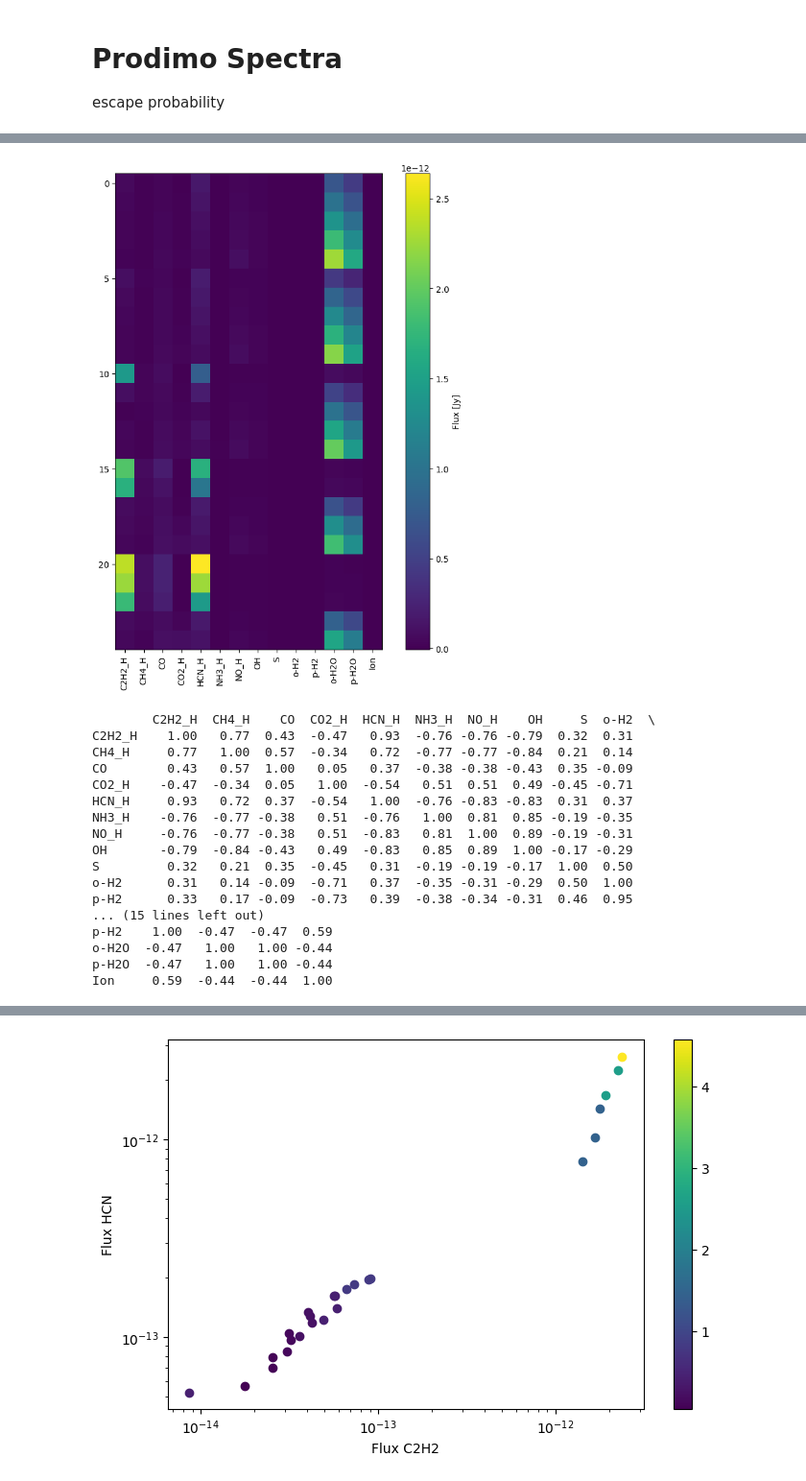
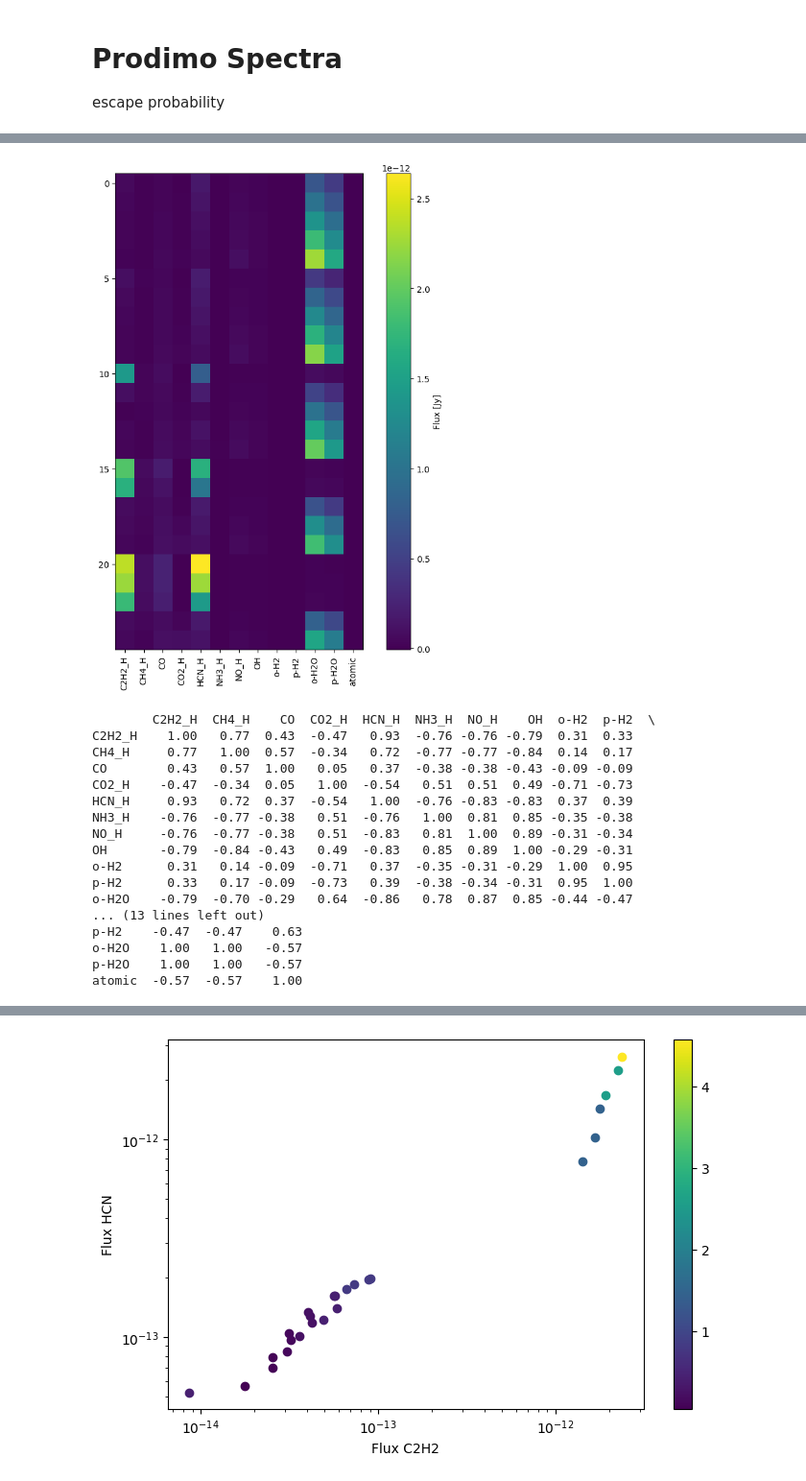
Before and after one commit to nielsklerk/BRP, a Jupyter notebook: DataAnalysis.ipynb, the cells around one changed output, grey strips where cells are left out. Shown: that part at 96% size. Cells and saved outputs as stored; diff of their text form; code cells hidden in the pictures.

```diff
--- a/DataAnalysis.ipynb
+++ b/DataAnalysis.ipynb
@@ -27,9 +27,9 @@ def plot_prodimo_specie(df, specie, xrange=[5, 28], num_xticks=5, yrange=[0, 0.0
     axes = gs.subplots(sharex='col', sharey='row').flatten()
     for i, row in df.iterrows():
         n_row, n_col = divmod(i, 5)
-        axes[i].plot(row['Prodimo Wavelength'], row[specie], label=row['Model Name'])
+        axes[i].plot(row['Prodimo Wavelength'], row[f'ProDiMo {specie}'], label=row['Model Name'])
         axes[i].text(xrange[0] + (xrange[1] - xrange[0]) * 0.05, yrange[0] + (yrange[1] - yrange[0]) * 0.8,
-                     f"C={row['C Value']} O={row['O Value']} CO={row['CO Value']} \nFlux={total_flux(row['Prodimo Wavelength'], row[specie]):.1e}",
+                     f"C={row['C Value']} O={row['O Value']} CO={row['CO Value']} \nFlux={total_flux(row['Prodimo Wavelength'], row[f'ProDiMo {specie}']):.1e}",
                      fontsize=10, color='red',
                      weight='bold')
         axes[i].set_xlim(xrange)
@@ -80,7 +80,7 @@ def plot_FLiTs_spec(df, xrange=[5, 28], num_xticks=5, yrange=[0, 0.12], num_ytic
 
 
 def plot_prodimo_spec(df, model,
-                      species=['C2H2_H', 'CH4_H', 'CO', 'CO2_H', 'HCN_H', 'NH3_H', 'NO_H', 'OH', 'S', 'o-H2', 'o-H2O',
+                      species=['C2H2_H', 'CH4_H', 'CO', 'CO2_H', 'HCN_H', 'NH3_H', 'NO_H', 'OH', 'o-H2', 'o-H2O',
                                'p-H2', 'p-H2O',
                                'Ion'], xrange=[5, 28], yrange=[0, 0.04], plotFLiTs=False):
     """
@@ -91,9 +91,9 @@ def plot_prodimo_spec(df, model,
     fig, ax = plt.subplots(figsize=(14, 5))
     for index, specie in enumerate(species):
         if total_spec is None:
-            total_spec = df.loc[df['Model Name'] == model, specie].values[0].copy()
+            total_spec = df.loc[df['Model Name'] == model, f'ProDiMo {specie}'].values[0].copy()
         else:
-            total_spec += df.loc[df['Model Name'] == model, specie].values[0].copy()
+            total_spec += df.loc[df['Model Name'] == model, f'ProDiMo {specie}'].values[0].copy()
         ax.fill_between(df['Prodimo Wavelength'][0], 0, total_spec, label=specie, zorder=len(species) - index,
                         color=cmap(index / len(species)))
     if plotFLiTs:
@@ -148,9 +163,9 @@ plot_FLiTs_spec(df, yrange=[-0.001, 0.001], savename='FLiTs_spectra.jpg')
 escape probability
 # %%
 plt.close('all')
-species = ['C2H2_H', 'CH4_H', 'CO', 'CO2_H', 'HCN_H', 'NH3_H', 'NO_H', 'OH', 'S', 'o-H2', 'o-H2O', 'p-H2', 'p-H2O',
-           'Ion']
-species = ['HCN_H', 'NH3_H', 'NO_H']
+species = ['C2H2_H', 'CH4_H', 'CO', 'CO2_H', 'HCN_H', 'NH3_H', 'NO_H', 'OH', 'o-H2', 'o-H2O', 'p-H2', 'p-H2O',
+           'atomic']
+species = ['NH3_H']
 for specie in species:
-    plot_prodimo_specie(df, specie,xrange=[5,8], yrange=[0, 0.02])
+    plot_prodimo_specie(df, specie,xrange=[10, 11], yrange=[-0.01, 0.02])
 # %% [output]
@@ -188,43 +201,43 @@ for specie in species:
 #     plt.show()
 # %%
 plt.close('all')
-species = ['C2H2_H', 'CH4_H', 'CO', 'CO2_H', 'HCN_H', 'NH3_H', 'NO_H', 'OH', 'S', 'o-H2', 'p-H2', 'o-H2O', 'p-H2O',
-           'Ion']
+species = ['C2H2_H', 'CH4_H', 'CO', 'CO2_H', 'HCN_H', 'NH3_H', 'NO_H', 'OH', 'o-H2', 'p-H2', 'o-H2O', 'p-H2O',
+           'atomic']
 data = []
 for i, row in df.iterrows():
     fluxes = []
     for specie in species:
-        fluxes.append(total_flux(row['Prodimo Wavelength'], row[specie]))
+        fluxes.append(total_flux(row['Prodimo Wavelength'], row[f'ProDiMo {specie}']))
     data.append(fluxes)
 df_prodimo_flux = pd.DataFrame(data, columns=species)
 plt.figure(figsize=(10, 10))
 plt.imshow(df_prodimo_flux, cmap='viridis')
 plt.xticks(ticks=np.arange(len(species)), labels=species, rotation=90)
 plt.colorbar(label='Flux [Jy]')
 plt.show()
 print(df_prodimo_flux.corr(method='kendall').round(2))
 plt.imshow(abs(df_prodimo_flux.corr(method='kendall')), cmap=plt.get_cmap("viridis")) # method='kendall'
 plt.xticks(ticks=np.arange(len(species)), labels=species, rotation=90)
 plt.yticks(ticks=np.arange(len(species)), labels=species)
 plt.colorbar(label='Absolute Correlation')
 plt.show()
 # df_prodimo_flux.corr().to_csv('Prodimo_flux_correlation.csv', float_format="%.2f")
 # %% [output]
-[figure, old version]
+[figure, new version]
-        C2H2_H  CH4_H    CO  CO2_H  HCN_H  NH3_H  NO_H    OH     S  o-H2  \
-C2H2_H    1.00   0.77  0.43  -0.47   0.93  -0.76 -0.76 -0.79  0.32  0.31
-CH4_H     0.77   1.00  0.57  -0.34   0.72  -0.77 -0.77 -0.84  0.21  0.14
-CO        0.43   0.57  1.00   0.05   0.37  -0.38 -0.38 -0.43  0.35 -0.09
-CO2_H    -0.47  -0.34  0.05   1.00  -0.54   0.51  0.51  0.49 -0.45 -0.71
-HCN_H     0.93   0.72  0.37  -0.54   1.00  -0.76 -0.83 -0.83  0.31  0.37
-NH3_H    -0.76  -0.77 -0.38   0.51  -0.76   1.00  0.81  0.85 -0.19 -0.35
-NO_H     -0.76  -0.77 -0.38   0.51  -0.83   0.81  1.00  0.89 -0.19 -0.31
-OH       -0.79  -0.84 -0.43   0.49  -0.83   0.85  0.89  1.00 -0.17 -0.29
-S         0.32   0.21  0.35  -0.45   0.31  -0.19 -0.19 -0.17  1.00  0.50
-o-H2      0.31   0.14 -0.09  -0.71   0.37  -0.35 -0.31 -0.29  0.50  1.00
-p-H2      0.33   0.17 -0.09  -0.73   0.39  -0.38 -0.34 -0.31  0.46  0.95
-... (15 lines left out)
-p-H2    1.00  -0.47  -0.47  0.59
-o-H2O  -0.47   1.00   1.00 -0.44
-p-H2O  -0.47   1.00   1.00 -0.44
-Ion     0.59  -0.44  -0.44  1.00
+        C2H2_H  CH4_H    CO  CO2_H  HCN_H  NH3_H  NO_H    OH  o-H2  p-H2  \
+C2H2_H    1.00   0.77  0.43  -0.47   0.93  -0.76 -0.76 -0.79  0.31  0.33
+CH4_H     0.77   1.00  0.57  -0.34   0.72  -0.77 -0.77 -0.84  0.14  0.17
+CO        0.43   0.57  1.00   0.05   0.37  -0.38 -0.38 -0.43 -0.09 -0.09
+CO2_H    -0.47  -0.34  0.05   1.00  -0.54   0.51  0.51  0.49 -0.71 -0.73
+HCN_H     0.93   0.72  0.37  -0.54   1.00  -0.76 -0.83 -0.83  0.37  0.39
+NH3_H    -0.76  -0.77 -0.38   0.51  -0.76   1.00  0.81  0.85 -0.35 -0.38
+NO_H     -0.76  -0.77 -0.38   0.51  -0.83   0.81  1.00  0.89 -0.31 -0.34
+OH       -0.79  -0.84 -0.43   0.49  -0.83   0.85  0.89  1.00 -0.29 -0.31
+o-H2      0.31   0.14 -0.09  -0.71   0.37  -0.35 -0.31 -0.29  1.00  0.95
+p-H2      0.33   0.17 -0.09  -0.73   0.39  -0.38 -0.34 -0.31  0.95  1.00
+o-H2O    -0.79  -0.70 -0.29   0.64  -0.86   0.78  0.87  0.85 -0.44 -0.47
+... (13 lines left out)
+p-H2    -0.47  -0.47    0.63
+o-H2O    1.00   1.00   -0.57
+p-H2O    1.00   1.00   -0.57
+atomic  -0.57  -0.57    1.00
```
Also changed, not shown: parts of 17 cells of this notebook, 3 other files.
